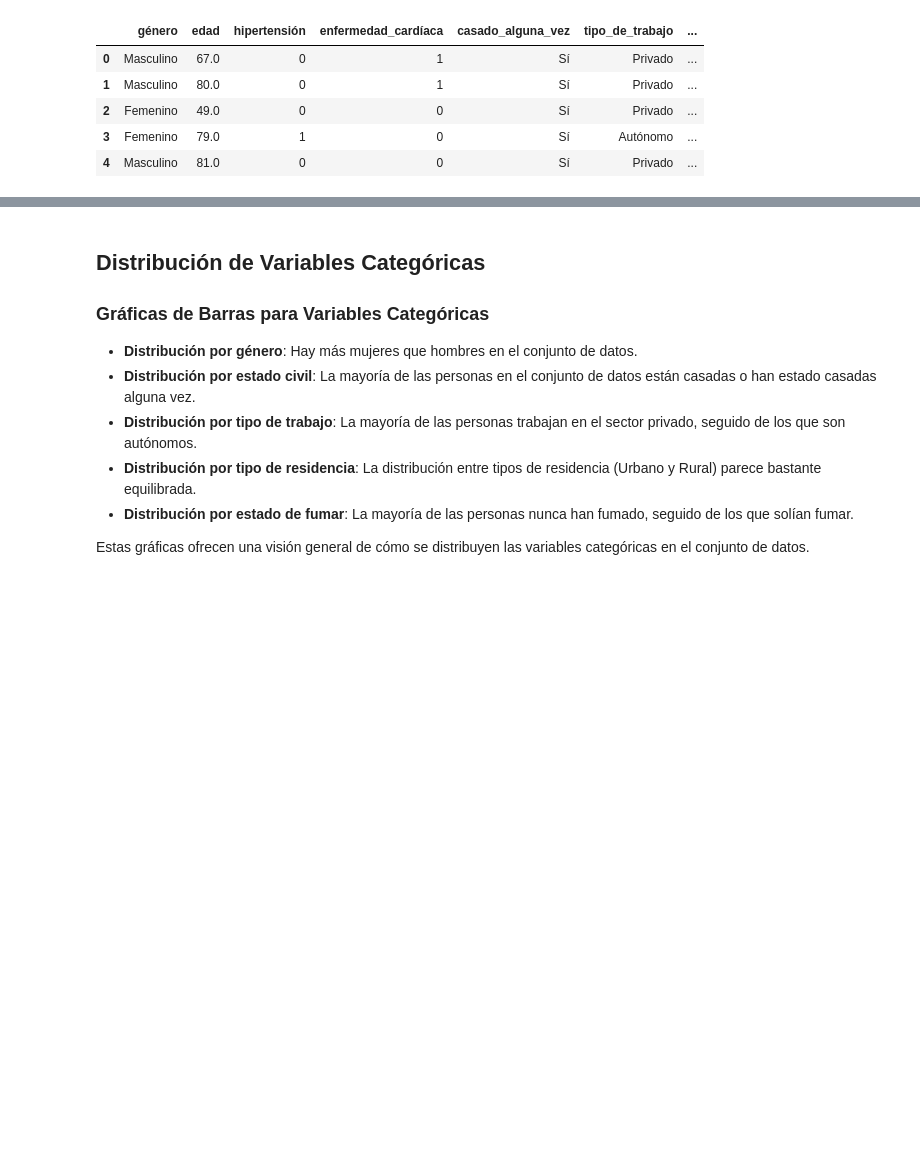
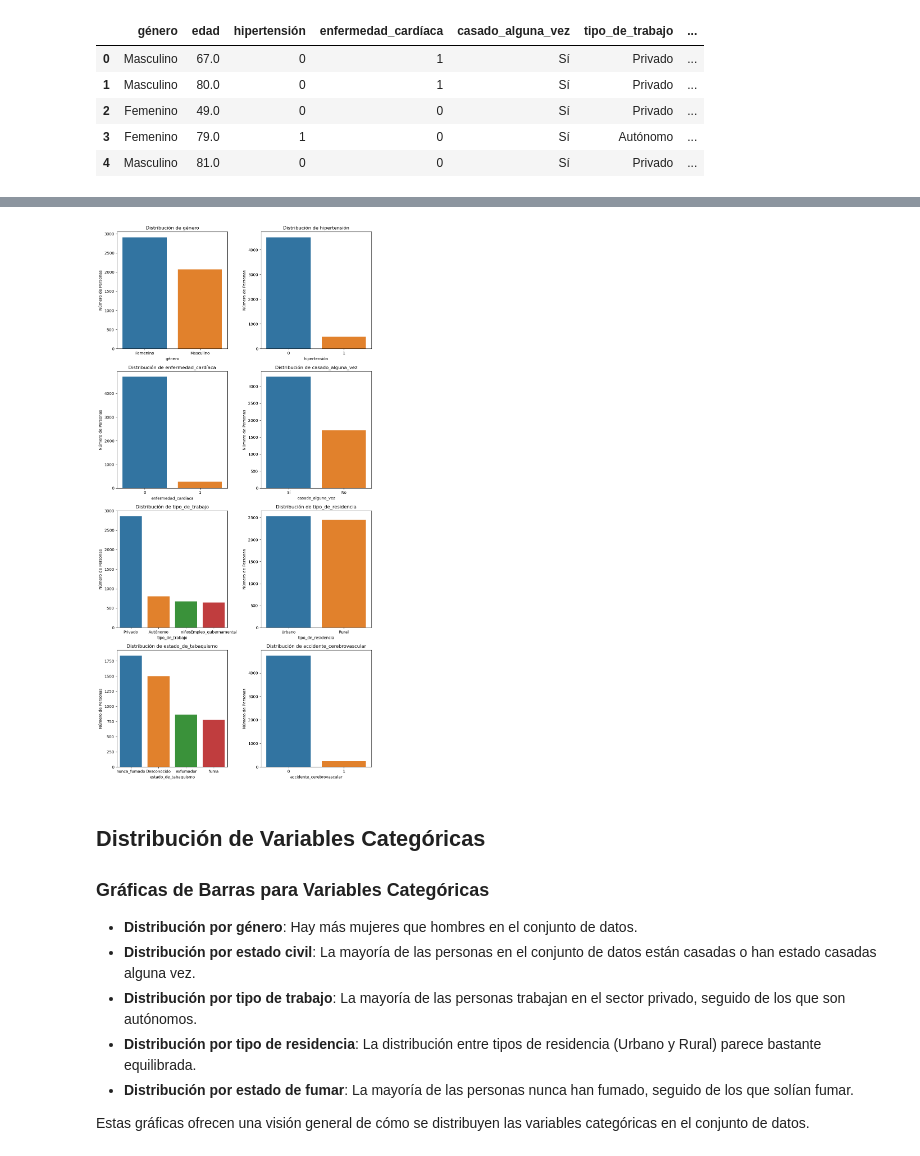
Before and after one commit to dicarlomagnus/dataScienceStrokePrediction, a Jupyter notebook: Stroke bootcamp project.ipynb, the cells around one changed output, grey strips where cells are left out. Cells and saved outputs as stored; diff of their text form; code cells hidden in the pictures; blank space fills up the shorter version.

```diff
--- a/Stroke bootcamp project.ipynb
+++ b/Stroke bootcamp project.ipynb
@@ -311,3 +278,36 @@ grid
+# %%
+import matplotlib.pyplot as plt
+import seaborn as sns
+
+# Lista de columnas categóricas en el DataFrame traducido
+categorical_columns_translated = ['género', 'hipertensión', 'enfermedad_cardíaca', 'casado_alguna_vez', 'tipo_de_trabajo', 'tipo_de_residencia', 'estado_de_tabaquismo', 'accidente_cerebrovascular']
+
+# Número de filas y columnas para la grilla de gráficos
+n_rows = len(categorical_columns_translated) // 2 + len(categorical_columns_translated) % 2
+n_cols = 2
+
+# Crear la figura y los ejes para los subgráficos
+fig, axs = plt.subplots(n_rows, n_cols, figsize=(10, 5 * n_rows))
+
+# Iterar a través de las columnas categóricas y crear gráficos de barras
+for i, column in enumerate(categorical_columns_translated):
+    # Determinar la posición del subgráfico actual
+    row = i // n_cols
+    col = i % n_cols
+
+    # Contar las frecuencias de cada categoría
+    data = stroke_data_translated[column].value_counts().reset_index()
+    data.columns = [column, 'Número de Personas']
+
+    # Crear el gráfico de barras en el subgráfico correspondiente
+    sns.barplot(x=column, y='Número de Personas', data=data, ax=axs[row, col])
+    axs[row, col].set_title(f'Distribución de {column}')
+
+# Ajustar el layout para evitar la superposición de títulos
+plt.tight_layout()
+plt.show()
+# %% [output]
+[figure, added]
 # %% [markdown]
 ## Distribución de Variables Categóricas
 
```
Also changed, not shown: parts of 9 cells of this notebook.
